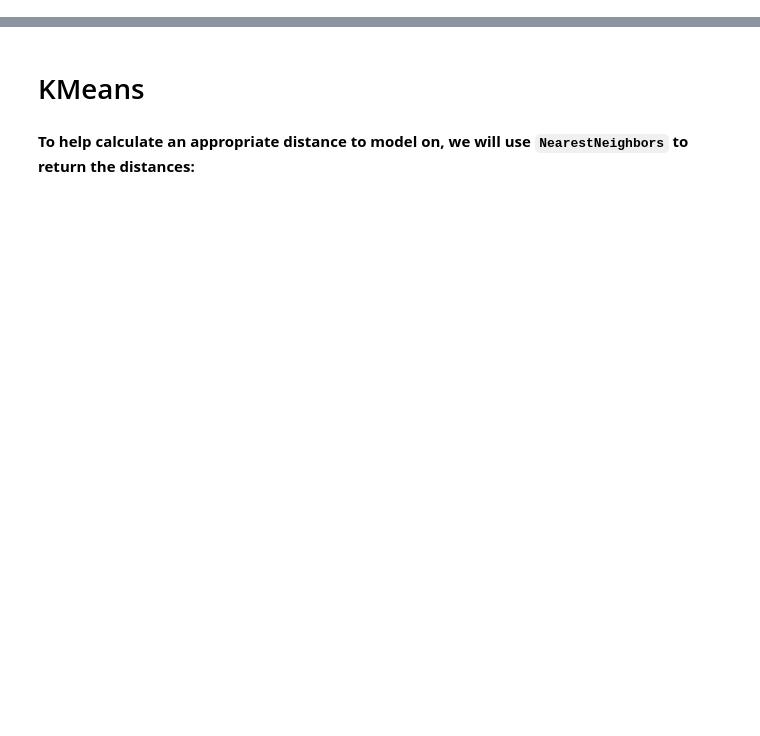
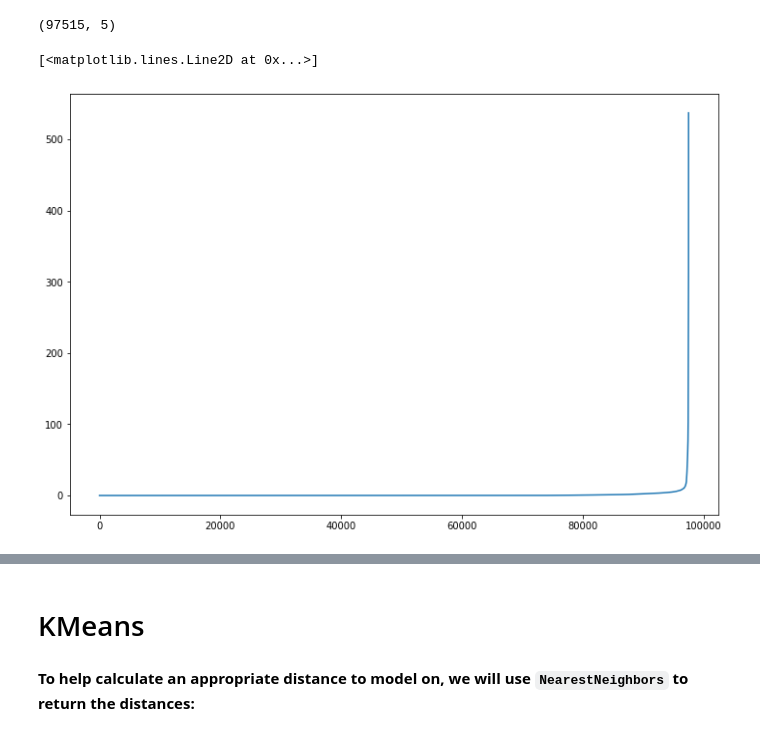
Before and after one commit to patruq/urban-at-risk, a Jupyter notebook: code/04-unsupervised-modeling.ipynb, the cells around one changed output, grey strips where cells are left out. Drawn from its saved outputs; the diff is of its cells as text; code cells hidden in the pictures; blank space fills up the shorter version.

```diff
--- a/code/04-unsupervised-modeling.ipynb
+++ b/code/04-unsupervised-modeling.ipynb
@@ -63,0 +101,20 @@ Z_test = ss.transform(X_test)
+# %%
+#=========================
+distances = pd.read_pickle("../assets/variables/main-nb-distances")
+
+#=========================
+indices = pd.read_pickle("../assets/variables/main-nb-indices")
+# %%
+distances.shape
+# %% [output]
+(97515, 5)
+# %%
+distances = np.sort(distances, axis=0)
+# distances = distances[:, 1]
+
+plt.figure(figsize=(12, 8))
+
+plt.plot(distances)
+# %% [output]
+[<matplotlib.lines.Line2D at 0x...>]
+[figure, added]
```
Also changed, not shown: parts of 34 cells of this notebook, 2 other files.
